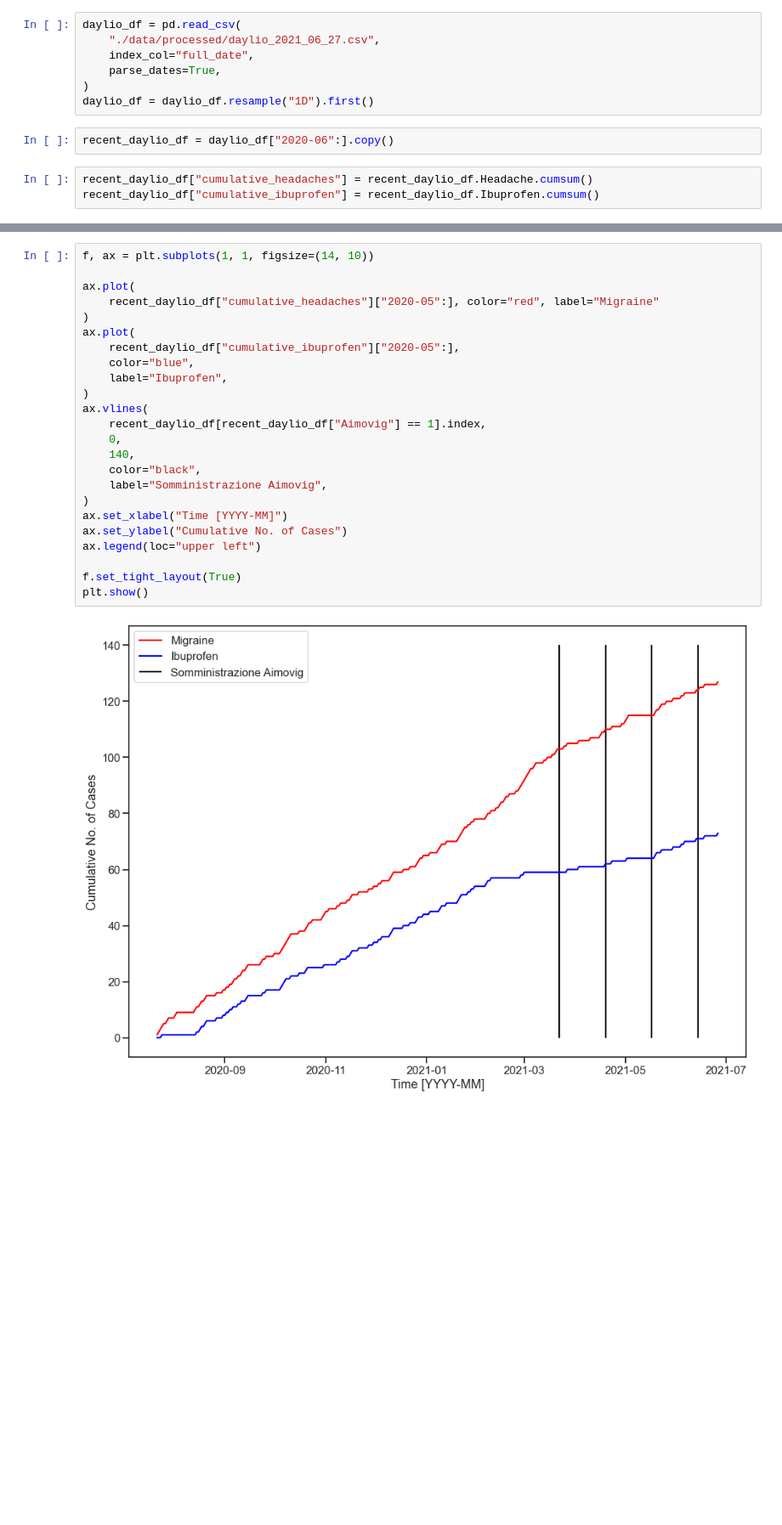
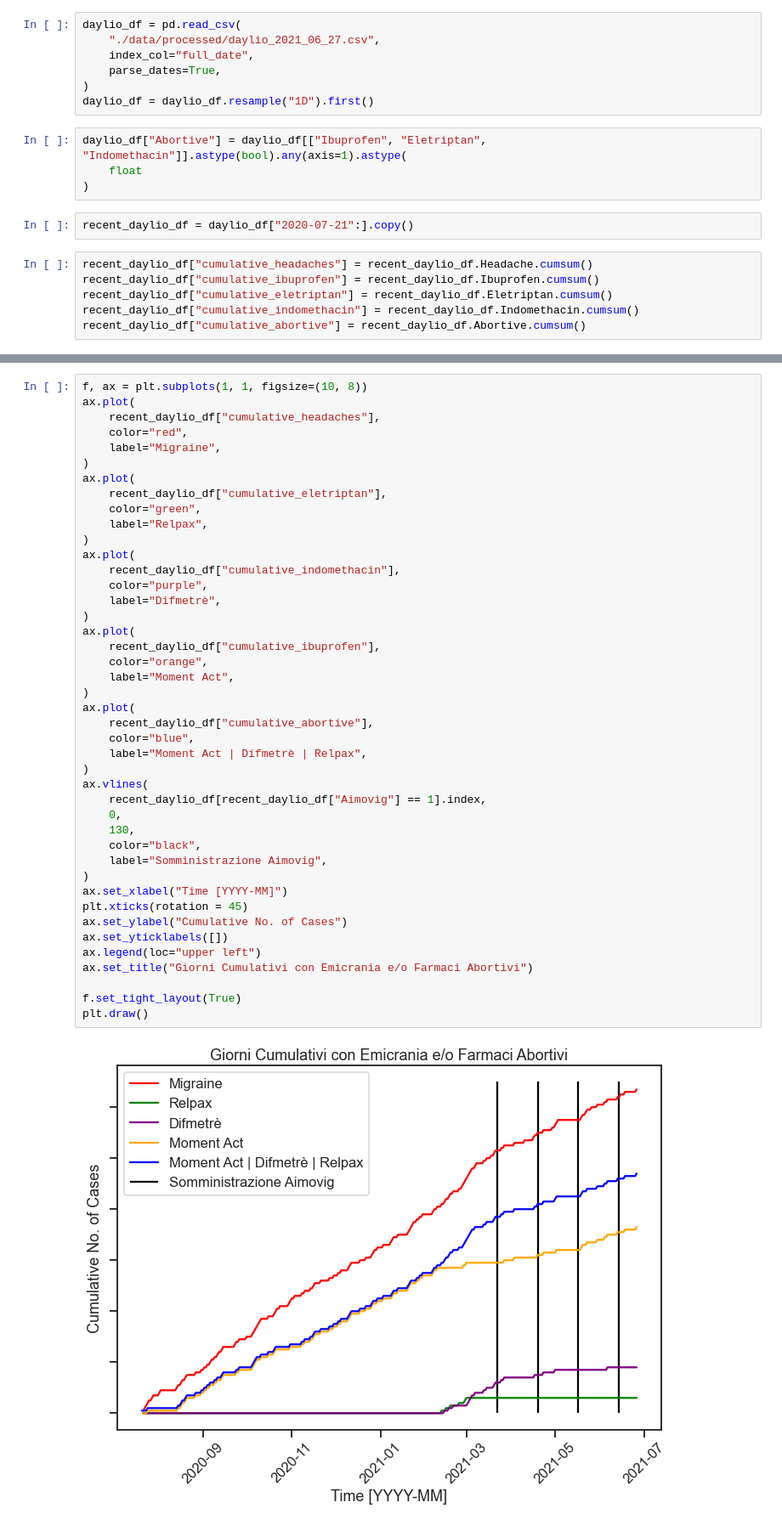
Before and after one commit to thesofakillers/headache, a Jupyter notebook: sandbox.ipynb, the cells around one changed output, grey strips where cells are left out. Shown: that part at 85% size. Saved outputs shown, nothing was run; the diff lists cells and outputs as text; blank space fills up the shorter version.

Commit message:
additional plots

```diff
--- a/sandbox.ipynb
+++ b/sandbox.ipynb
@@ -22,8 +25,15 @@ daylio_df = pd.read_csv(
     parse_dates=True,
 )
 daylio_df = daylio_df.resample("1D").first()
+# %%
+daylio_df["Abortive"] = daylio_df[["Ibuprofen", "Eletriptan", "Indomethacin"]].astype(bool).any(axis=1).astype(
+    float
+)
 # %%
-recent_daylio_df = daylio_df["2020-06":].copy()
+recent_daylio_df = daylio_df["2020-07-21":].copy()
 # %%
 recent_daylio_df["cumulative_headaches"] = recent_daylio_df.Headache.cumsum()
 recent_daylio_df["cumulative_ibuprofen"] = recent_daylio_df.Ibuprofen.cumsum()
+recent_daylio_df["cumulative_eletriptan"] = recent_daylio_df.Eletriptan.cumsum()
+recent_daylio_df["cumulative_indomethacin"] = recent_daylio_df.Indomethacin.cumsum()
+recent_daylio_df["cumulative_abortive"] = recent_daylio_df.Abortive.cumsum()
@@ -30,26 +42,45 @@ recent_daylio_df["cumulative_ibuprofen"] = recent_daylio_df.Ibuprofen.cumsum()
 # %%
-f, ax = plt.subplots(1, 1, figsize=(14, 10))
-
+f, ax = plt.subplots(1, 1, figsize=(10, 8))
 ax.plot(
-    recent_daylio_df["cumulative_headaches"]["2020-05":], color="red", label="Migraine"
+    recent_daylio_df["cumulative_headaches"],
+    color="red",
+    label="Migraine",
 )
 ax.plot(
-    recent_daylio_df["cumulative_ibuprofen"]["2020-05":],
+    recent_daylio_df["cumulative_eletriptan"],
+    color="green",
+    label="Relpax",
+)
+ax.plot(
+    recent_daylio_df["cumulative_indomethacin"],
+    color="purple",
+    label="Difmetrè",
+)
+ax.plot(
+    recent_daylio_df["cumulative_ibuprofen"],
+    color="orange",
+    label="Moment Act",
+)
+ax.plot(
+    recent_daylio_df["cumulative_abortive"],
     color="blue",
-    label="Ibuprofen",
+    label="Moment Act | Difmetrè | Relpax",
 )
 ax.vlines(
     recent_daylio_df[recent_daylio_df["Aimovig"] == 1].index,
     0,
-    140,
+    130,
     color="black",
     label="Somministrazione Aimovig",
 )
 ax.set_xlabel("Time [YYYY-MM]")
+plt.xticks(rotation = 45)
 ax.set_ylabel("Cumulative No. of Cases")
+ax.set_yticklabels([])
 ax.legend(loc="upper left")
+ax.set_title("Giorni Cumulativi con Emicrania e/o Farmaci Abortivi")
 
 f.set_tight_layout(True)
-plt.show()
+plt.draw()
 # %% [output]
-[figure, old version]
+[figure, new version]
```
Also changed, not shown: parts of 7 cells of this notebook.
